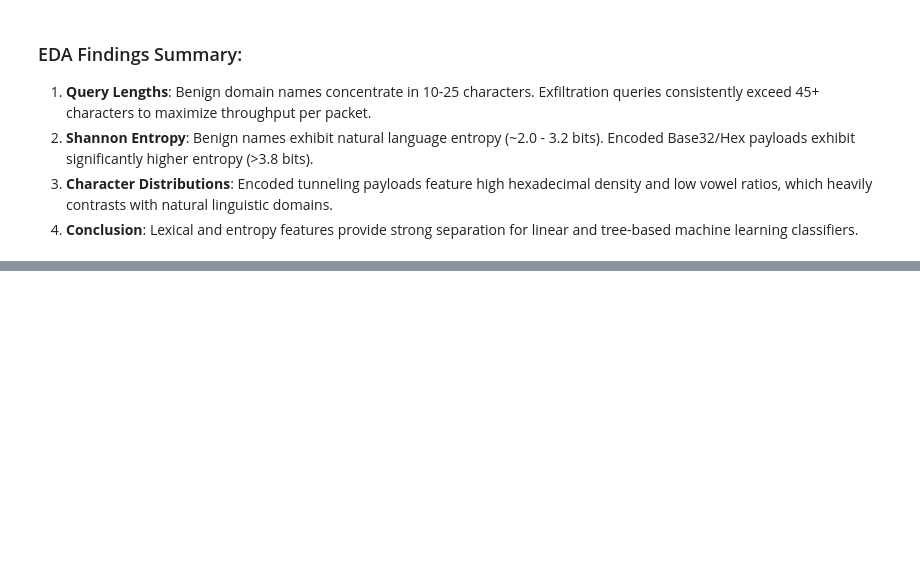
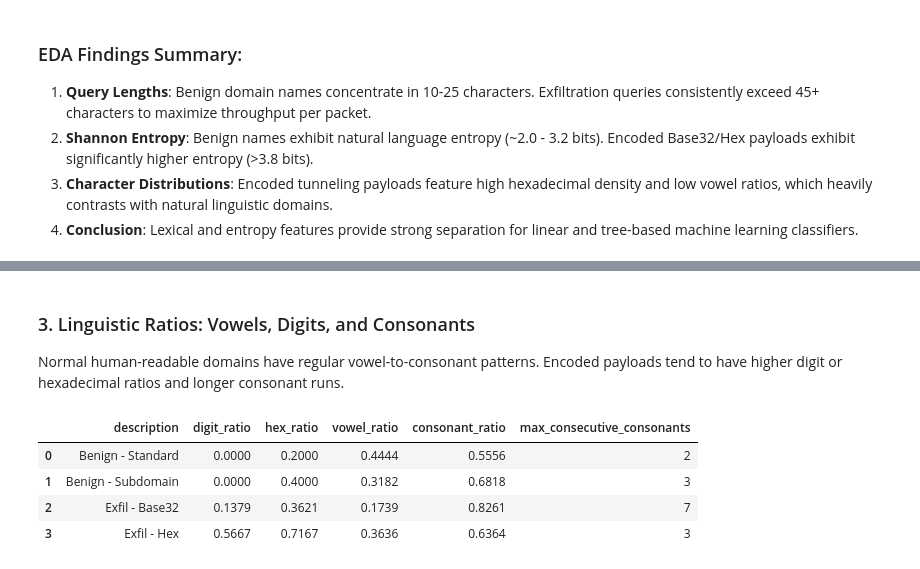
Before and after one commit to Soham-Donode/dns-exfiltration-rm, a Jupyter notebook: notebooks/01_eda.ipynb, the cells around one changed output, grey strips where cells are left out. Drawn from its saved outputs; the diff is of its cells as text; code cells hidden in the pictures; blank space fills up the shorter version.

```diff
--- a/notebooks/01_eda.ipynb
+++ b/notebooks/01_eda.ipynb
@@ -162,0 +280,14 @@ plt.show()
+# %% [markdown]
+### 3. Linguistic Ratios: Vowels, Digits, and Consonants
+
+Normal human-readable domains have regular vowel-to-consonant patterns. Encoded payloads tend to have higher digit or hexadecimal ratios and longer consonant runs.
+# %%
+# Inspecting ratio metrics
+ratio_columns = ["description", "digit_ratio", "hex_ratio", "vowel_ratio", "consonant_ratio", "max_consecutive_consonants"]
+df_demo[ratio_columns]
+# %% [output]
+|  | description | digit_ratio | hex_ratio | vowel_ratio | consonant_ratio | max_consecutive_consonants |
+| 0 | Benign - Standard | 0.0000 | 0.2000 | 0.4444 | 0.5556 | 2 |
+| 1 | Benign - Subdomain | 0.0000 | 0.4000 | 0.3182 | 0.6818 | 3 |
+| 2 | Exfil - Base32 | 0.1379 | 0.3621 | 0.1739 | 0.8261 | 7 |
+| 3 | Exfil - Hex | 0.5667 | 0.7167 | 0.3636 | 0.6364 | 3 |
```
Also changed, not shown: parts of 21 cells of this notebook, 16 other files.
